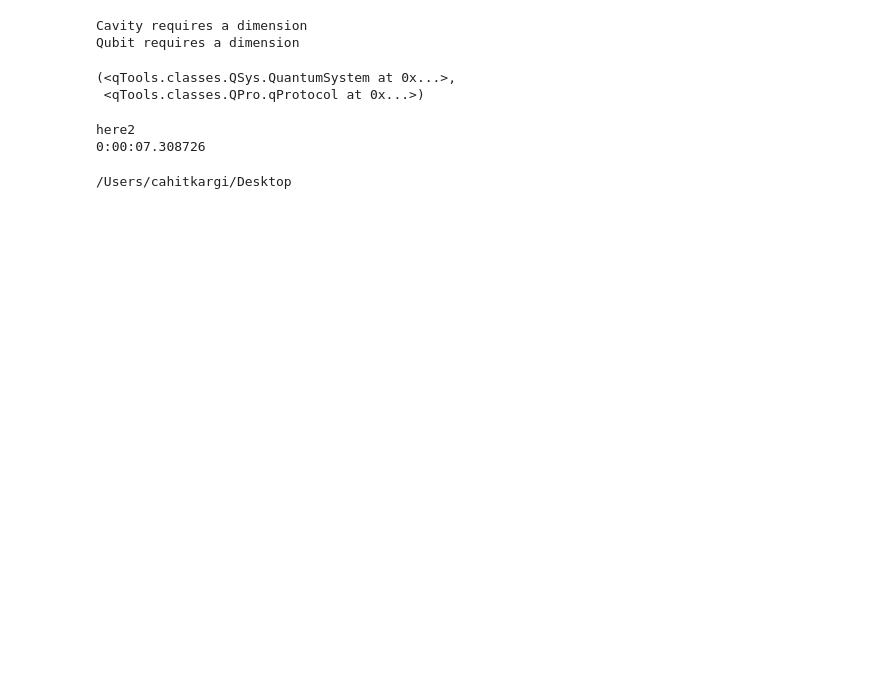
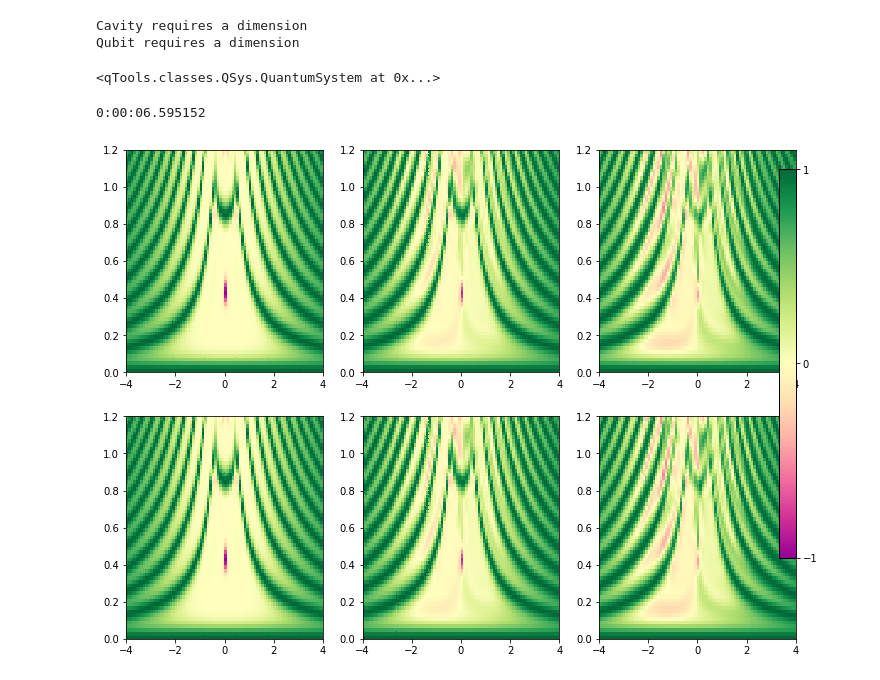
Before and after one commit to CirQuS-UTS/QuanGuru, a Jupyter notebook: Demos/try2.ipynb, the cells around one changed output. Drawn from its saved outputs; the diff is of its cells as text; code cells hidden in the pictures; blank space fills up the shorter version.

```diff
--- a/Demos/try2.ipynb
+++ b/Demos/try2.ipynb
@@ -46,10 +46,9 @@ AJC = freeEvolution(superSys=JCSys)
 qubset = JCunitary.createUpdate(system=qub, key='frequency', value=0)
 digitalRabi.addStep(JCunitary, bitFlip, AJC, bitFlip, JCunitary)
 # %%
-qSim.addQSystems(JCSys, digitalRabi)
+qSim.addSubSys(JCSys, digitalRabi)
 # %% [output]
-(<qTools.classes.QSys.QuantumSystem at 0x...>,
- <qTools.classes.QPro.qProtocol at 0x...>)
+<qTools.classes.QSys.QuantumSystem at 0x...>
 # %%
 qubFreqSweep = qSim.Sweep.createSweep(system=qub, sweepKey='frequency', sweepList=np.arange(0, 1+0.5, 0.5))
 cavFreqSweep = qSim.Sweep.createSweep(system=cav, sweepKey='frequency', multiParam=True)
@@ -75,9 +74,6 @@ results = qSim.run(p=True, coreCount='all')
 en = datetime.datetime.now()
 print(en-nw)
 # %% [output]
-here2
-0:00:07.308726
+0:00:06.595152
 # %%
 path, fname = qSim.qRes.saveAll(fileName='trial', path='/Users/cahitkargi/Desktop')
-# %% [output]
-/Users/cahitkargi/Desktop
@@ -84,11 +94,18 @@ path, fname = qSim.qRes.saveAll(fileName='trial', path='/Users/cahitkargi/Deskto
 # %%
 def plotRes(xList = cavFreqSweep.sweepList):
     fig = plt.figure(figsize=(12,9))
     setC = [0.88, 0.25, 0.02, 0.6]
-    axGrids = ck.Plotting.Functions.grid(2, 2, fig=fig)
+
+    axGrids = ck.Plotting.Functions.grid(2, 3, fig=fig)
 
     ck.Plotting.SimplePlots.colorPlot(xList, [x*qSim.stepSize for x in range(qSim.steps+1)], qSim.qRes.results['cavParity'][0],ax=axGrids[0], gif=fig, setC=setC)
     ck.Plotting.SimplePlots.colorPlot(xList, [x*qSim.stepSize for x in range(qSim.steps+1)], qSim.qRes.results['cavParity'][1],ax=axGrids[1], gif=fig, setC=setC)
+    ck.Plotting.SimplePlots.colorPlot(xList, [x*qSim.stepSize for x in range(qSim.steps+1)], qSim.qRes.results['cavParity'][2],ax=axGrids[2], gif=fig, setC=setC)
+    ck.Plotting.SimplePlots.colorPlot(xList, [x*qSim.stepSize for x in range(qSim.steps+1)], digitalRabi.qRes.results['cavParity'][0],ax=axGrids[3], gif=fig, setC=setC)
+    ck.Plotting.SimplePlots.colorPlot(xList, [x*qSim.stepSize for x in range(qSim.steps+1)], digitalRabi.qRes.results['cavParity'][1],ax=axGrids[4], gif=fig, setC=setC)
+    ck.Plotting.SimplePlots.colorPlot(xList, [x*qSim.stepSize for x in range(qSim.steps+1)], digitalRabi.qRes.results['cavParity'][2],ax=axGrids[5], gif=fig, setC=setC)
     '''ck.Plotting.SimplePlots.colorPlot(xList, [x*qSim.stepSize for x in range(qSim.steps+1)], qSim.qRes.resres['cavParity2'][0],ax=axGrids[2], gif=fig, setC=setC)
     ck.Plotting.SimplePlots.colorPlot(xList, [x*qSim.stepSize for x in range(qSim.steps+1)], qSim.qRes.resres['cavParity2'][1],ax=axGrids[3], gif=fig, setC=setC)'''
 plotRes(cavFreqSweep.sweepList)
+# %% [output]
+[figure, added]
```
Also changed, not shown: parts of 3 cells of this notebook, 2 other files.
